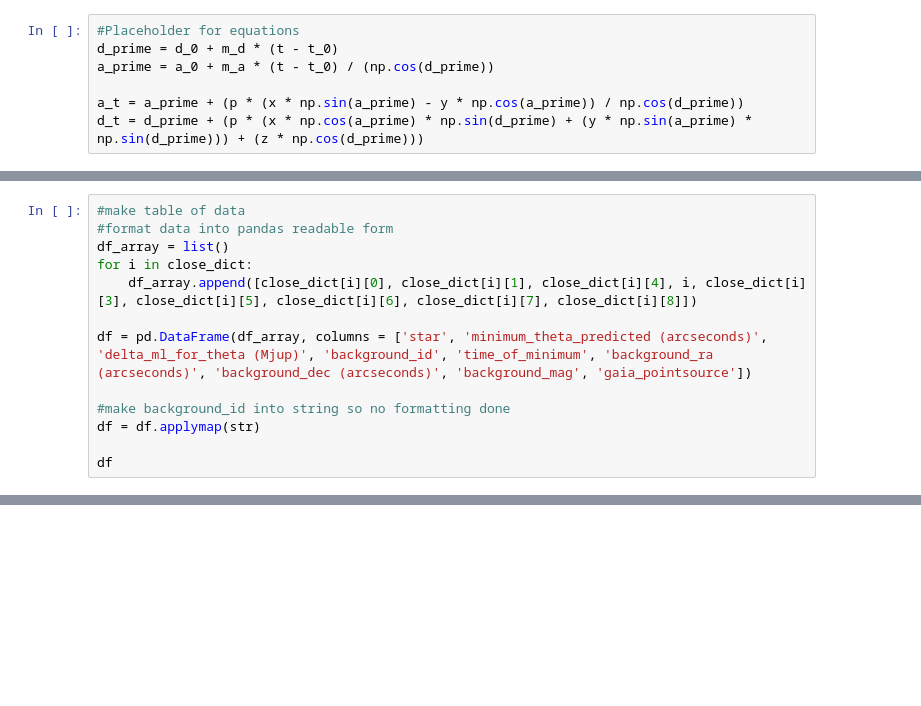
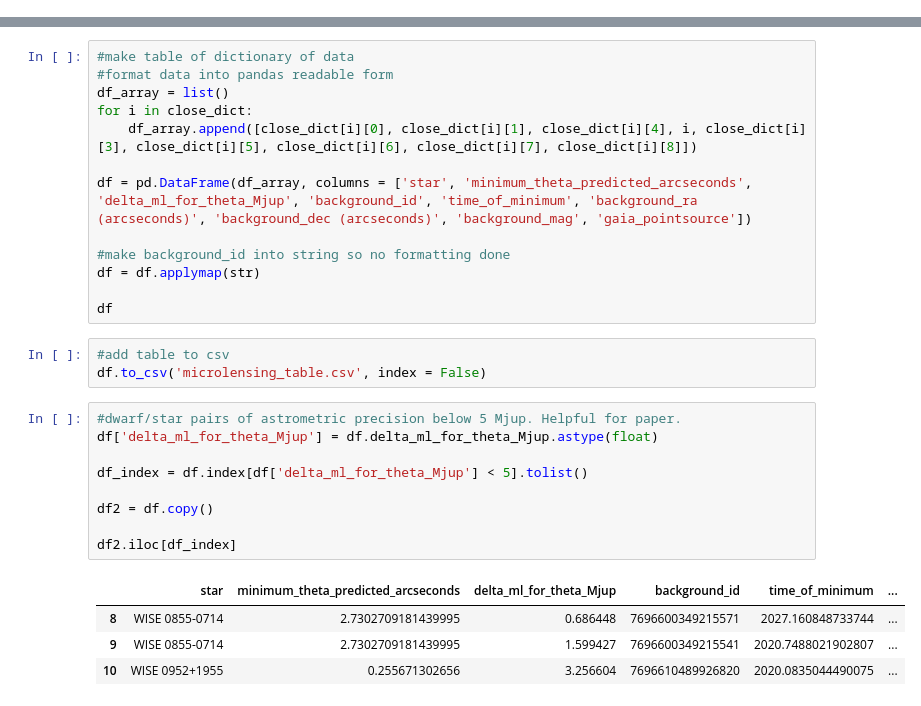
Before and after one commit to JudahRockLuberto/ytmicrolensing, a Jupyter notebook: Microlensing Equations.ipynb, the cells around one changed output, grey strips where cells are left out. Cells and saved outputs as stored; diff of their text form; blank space fills up the shorter version.

```diff
--- a/Microlensing Equations.ipynb
+++ b/Microlensing Equations.ipynb
@@ -1,7 +0,0 @@
-# %%
-#Placeholder for equations
-d_prime = d_0 + m_d * (t - t_0)
-a_prime = a_0 + m_a * (t - t_0) / (np.cos(d_prime))
-
-a_t = a_prime + (p * (x * np.sin(a_prime) - y * np.cos(a_prime)) / np.cos(d_prime))
-d_t = d_prime + (p * (x * np.cos(a_prime) * np.sin(d_prime) + (y * np.sin(a_prime) * np.sin(d_prime))) + (z * np.cos(d_prime)))
@@ -564,13 +0,0 @@ print(len(candidate_stars['object_name']))
-# %%
-#make table of data
-#format data into pandas readable form
-df_array = list()
-for i in close_dict:
-    df_array.append([close_dict[i][0], close_dict[i][1], close_dict[i][4], i, close_dict[i][3], close_dict[i][5], close_dict[i][6], close_dict[i][7], close_dict[i][8]])
-
-df = pd.DataFrame(df_array, columns = ['star', 'minimum_theta_predicted (arcseconds)', 'delta_ml_for_theta (Mjup)', 'background_id', 'time_of_minimum', 'background_ra (arcseconds)', 'background_dec (arcseconds)', 'background_mag', 'gaia_pointsource'])
-
-#make background_id into string so no formatting done
-df = df.applymap(str)
-
-df
@@ -596,0 +762,30 @@ df.to_csv('microlensing_table.csv', index = False)
+# %%
+#make table of dictionary of data
+#format data into pandas readable form
+df_array = list()
+for i in close_dict:
+    df_array.append([close_dict[i][0], close_dict[i][1], close_dict[i][4], i, close_dict[i][3], close_dict[i][5], close_dict[i][6], close_dict[i][7], close_dict[i][8]])
+
+df = pd.DataFrame(df_array, columns = ['star', 'minimum_theta_predicted_arcseconds', 'delta_ml_for_theta_Mjup', 'background_id', 'time_of_minimum', 'background_ra (arcseconds)', 'background_dec (arcseconds)', 'background_mag', 'gaia_pointsource'])
+
+#make background_id into string so no formatting done
+df = df.applymap(str)
+
+df
+# %%
+#add table to csv
+df.to_csv('microlensing_table.csv', index = False)
+# %%
+#dwarf/star pairs of astrometric precision below 5 Mjup. Helpful for paper.
+df['delta_ml_for_theta_Mjup'] = df.delta_ml_for_theta_Mjup.astype(float)
+
+df_index = df.index[df['delta_ml_for_theta_Mjup'] < 5].tolist()
+
+df2 = df.copy()
+
+df2.iloc[df_index]
+# %% [output]
+|  | star | minimum_theta_predicted_arcseconds | delta_ml_for_theta_Mjup | background_id | time_of_minimum | ... |
+| 8 | WISE 0855-0714 | 2.7302709181439995 | 0.686448 | 7696600349215571 | 2027.160848733744 | ... |
+| 9 | WISE 0855-0714 | 2.7302709181439995 | 1.599427 | 7696600349215541 | 2020.7488021902807 | ... |
+| 10 | WISE 0952+1955 | 0.255671302656 | 3.256604 | 7696610489926820 | 2020.0835044490075 | ... |
```
Also changed, not shown: parts of 32 cells of this notebook.
